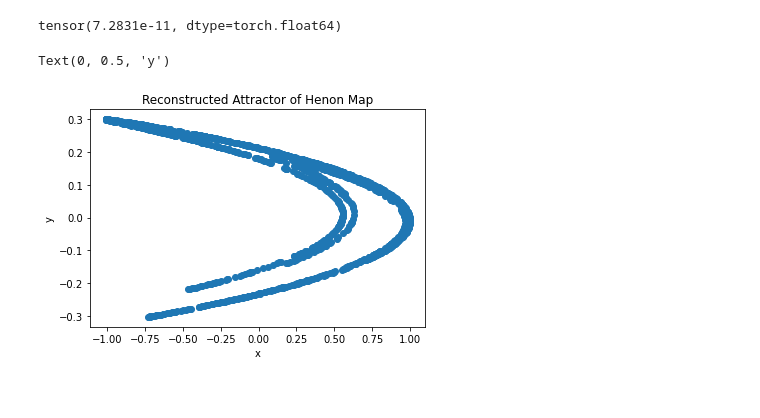
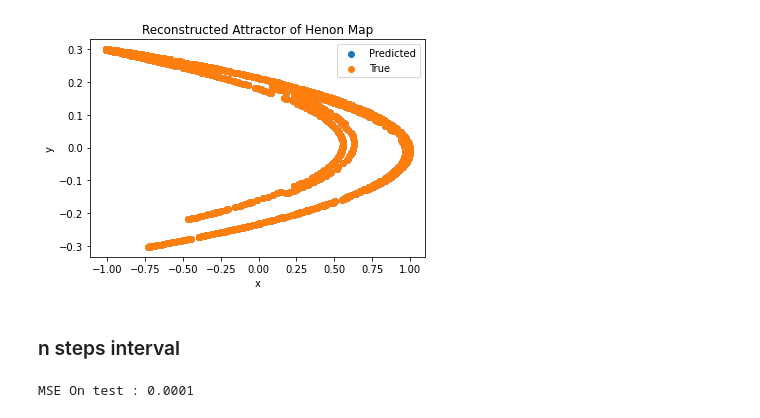
Before and after one commit to jlee1998/Kernel-Flows-for-Irregular-Time-Series, a Jupyter notebook: experiments/Henon.ipynb, the cells around one changed output. Saved outputs shown, nothing was run; the diff lists cells and outputs as text; code cells hidden in the pictures.

Commit message:
Irregular kernel flow : 1st attempt on Henon map

```diff
--- a/experiments/Henon.ipynb
+++ b/experiments/Henon.ipynb
@@ -1,13 +10,8 @@
 # %%
-import numpy as np
-import torch
-from src import kernel_flow, datagen
-#import datagen
-
 # generate dataset
 Data = datagen.Henon(T=200, dt=0.1,N_sims=1,a=1.4,b=0.3)[0]
 #train test split
-observed_data= Data[0::2]
+observed_data= Data
 train_data = Data[:600,:].T
 test_data = Data[600:,:].T
 #times
@@ -24,18 +28,4 @@ normalize=np.amax(train_data[:,:])
 X_train, Y_train = datagen.prepare_data(train_data,delay,normalize)
 X_test, Y_test = datagen.prepare_data(test_data,delay,normalize)
 
-
-model = kernel_flow.KernelFlows("anl3",nparameters= nparameters, regu_lambda=regu_lambda)
-optimizer = torch.optim.SGD(model.parameters(), lr = 0.1)
-
-model.set_training_data(torch.Tensor(X_train).double(),torch.Tensor(Y_train).double())
-
-for i in range(1000):
-    optimizer.zero_grad()
-    rho = model.forward()
-    if rho>=0 and rho<=1:
-        rho.backward()
-        optimizer.step()
-        print(rho)
-
-print(model.kernel_params)
+model = kernel_flow.train_kernel(X_train, Y_train, "anl3", nparameters, regu_lambda, lr = 0.1)
@@ -73,13 +41,13 @@ tensor([[ 0.3845, -0.1843],
-# %%
-(Y_pred.detach()-Y_test).pow(2).mean()
-# %% [output]
-tensor(7.2831e-11, dtype=torch.float64)
 # %%
 import matplotlib.pyplot as plt
-plt.scatter(Y_pred[:,0].detach(),Y_pred[:,1].detach())
+plt.scatter(Y_pred[:,0].detach(),Y_pred[:,1].detach(), label = "Predicted")
+plt.scatter(Y_test[:,0],Y_test[:,1], label = "True")
 plt.title("Reconstructed Attractor of Henon Map")
 plt.xlabel("x")
 plt.ylabel("y")
+plt.legend()
+plt.show()
 # %% [output]
-Text(0, 0.5, 'y')
-[figure, old version]
+[figure, new version]
+# %% [markdown]
+### n steps interval
@@ -85,0 +78,9 @@ Text(0, 0.5, 'y')
+# %%
+model.compute_kernel_and_inverse(regu_lambda = regu_lambda)
+Y_pred = model.predict(torch.Tensor(X_test).double())
+
+mse_pred = (Y_pred.detach()-Y_test).pow(2).mean()
+
+print(f"MSE On test : {mse_pred:.4f}")
+# %% [output]
+MSE On test : 0.0001
```
Also changed, not shown: parts of 16 cells of this notebook, 4 other files.
